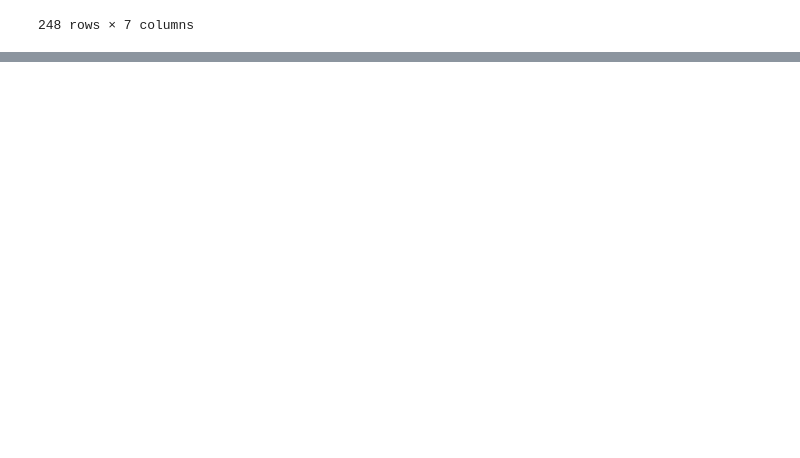
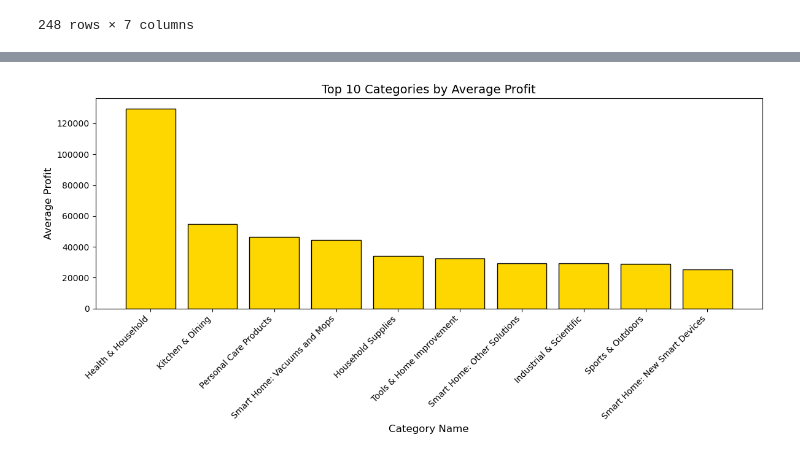
Before and after one commit to suwillia/Project-Epsilon-Module-7, a Jupyter notebook: Project 1 - Jake Weiss/Project 1- jake Weiss.ipynb, the cells around one changed output, grey strips where cells are left out. Cells and saved outputs as stored; diff of their text form; code cells hidden in the pictures; blank space fills up the shorter version.

```diff
--- a/Project 1 - Jake Weiss/Project 1- jake Weiss.ipynb
+++ b/Project 1 - Jake Weiss/Project 1- jake Weiss.ipynb
@@ -167,0 +212,13 @@ MemoryError: Unable to allocate 132. GiB for an array with shape (17740488693,)
+# %%
+# Group by category_id and include category_name in the summary
+ProfSummary = ADProfit.groupby('category_id').agg(
+    category_name=('category_name', 'first'),  # Include category_name
+    average_stars=('stars', 'mean'),  # Calculate average stars
+    average_price=('price', 'mean'),          # Calculate average price
+    average_prof=('Profit', 'mean'),             # Calculate average profit
+    product_count=('title', 'count'),         # Count the number of products
+    total_bought=('boughtInLastMonth', 'sum') # Total items bought in last month
+).reset_index()
+
+# Display the final summary
+print(ProfSummary)
@@ -167,0 +243,27 @@ MemoryError: Unable to allocate 132. GiB for an array with shape (17740488693,)
+# %%
+# Sort by average price and select top N categories
+# Number of top categories to display
+top_n = 10  # Adjust this to show more or fewer categories
+
+# Sort by average price and select the top N categories
+top_categories = ProfSummary.nlargest(top_n, 'average_prof')
+
+# Creating the bar chart
+plt.figure(figsize=(12, 6))
+plt.bar(top_categories['category_name'], top_categories['average_prof'], color='gold', edgecolor = 'black')
+
+# Adding labels and title
+plt.xlabel('Category Name', fontsize=12)
+plt.ylabel('Average Profit', fontsize=12)
+plt.title(f'Top {top_n} Categories by Average Profit', fontsize=14)
+
+# Rotate x-axis labels for better readability
+plt.xticks(rotation=45, ha='right')
+
+# Adjust layout to avoid overlap
+plt.tight_layout()
+
+# Show the plot
+plt.show()
+# %% [output]
+[figure, added]
```
Also changed, not shown: parts of 8 cells of this notebook.
